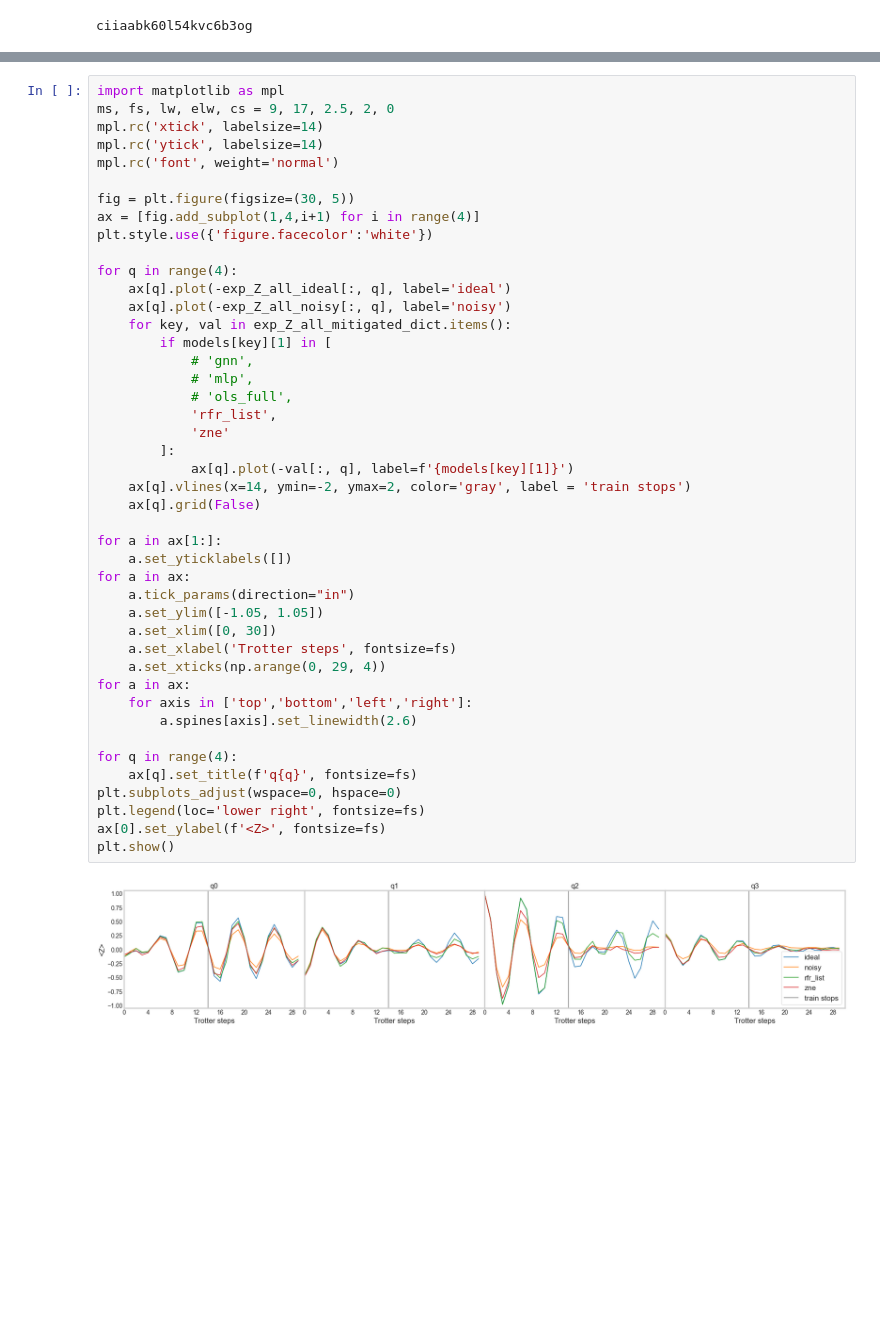
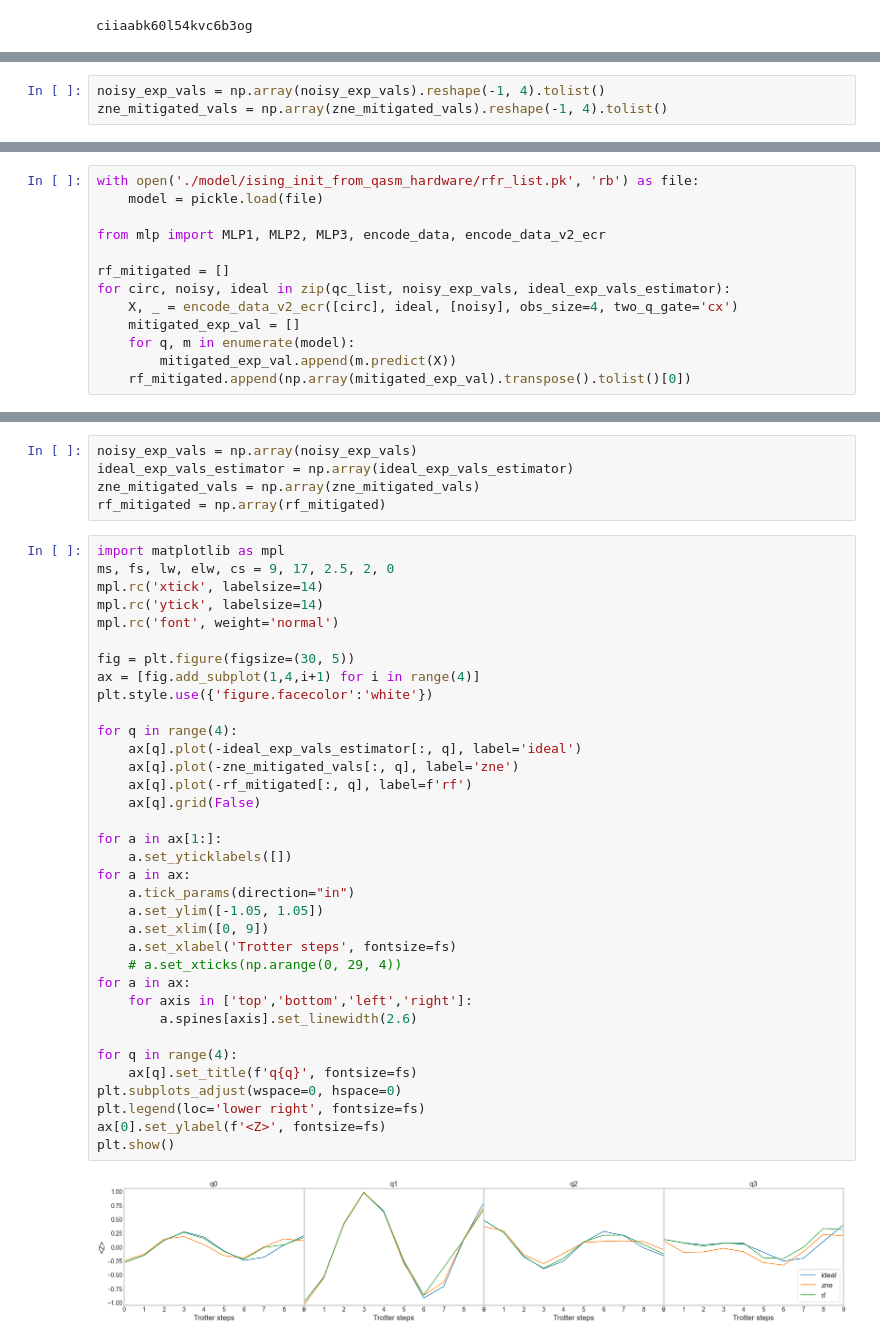
Before and after one commit to qiskit-community/ml-qem, a Jupyter notebook: docs/tutorials/h37_ising_4q_hardware_single.ipynb, the cells around one changed output, grey strips where cells are left out. Cells and saved outputs as stored; diff of their text form; blank space fills up the shorter version.

```diff
--- a/docs/tutorials/h37_ising_4q_hardware_single.ipynb
+++ b/docs/tutorials/h37_ising_4q_hardware_single.ipynb
@@ -443,0 +348,3 @@ array([ 0.0954,  0.4928, -1.    , -0.256 ])
+# %%
+noisy_exp_vals = np.array(noisy_exp_vals).reshape(-1, 4).tolist()
+zne_mitigated_vals = np.array(zne_mitigated_vals).reshape(-1, 4).tolist()
@@ -443,0 +410,13 @@ array([ 0.0954,  0.4928, -1.    , -0.256 ])
+# %%
+with open('./model/ising_init_from_qasm_hardware/rfr_list.pk', 'rb') as file:
+    model = pickle.load(file)
+
+from mlp import MLP1, MLP2, MLP3, encode_data, encode_data_v2_ecr
+
+rf_mitigated = []
+for circ, noisy, ideal in zip(qc_list, noisy_exp_vals, ideal_exp_vals_estimator):
+    X, _ = encode_data_v2_ecr([circ], ideal, [noisy], obs_size=4, two_q_gate='cx')
+    mitigated_exp_val = []
+    for q, m in enumerate(model):
+        mitigated_exp_val.append(m.predict(X))
+    rf_mitigated.append(np.array(mitigated_exp_val).transpose().tolist()[0])
@@ -444,47 +448,43 @@ array([ 0.0954,  0.4928, -1.    , -0.256 ])
+# %%
+noisy_exp_vals = np.array(noisy_exp_vals)
+ideal_exp_vals_estimator = np.array(ideal_exp_vals_estimator)
+zne_mitigated_vals = np.array(zne_mitigated_vals)
+rf_mitigated = np.array(rf_mitigated)
 # %%
 import matplotlib as mpl
 ms, fs, lw, elw, cs = 9, 17, 2.5, 2, 0
 mpl.rc('xtick', labelsize=14)
 mpl.rc('ytick', labelsize=14)
 mpl.rc('font', weight='normal')
 
 fig = plt.figure(figsize=(30, 5))
 ax = [fig.add_subplot(1,4,i+1) for i in range(4)]
 plt.style.use({'figure.facecolor':'white'})
 
 for q in range(4):
-    ax[q].plot(-exp_Z_all_ideal[:, q], label='ideal')
-    ax[q].plot(-exp_Z_all_noisy[:, q], label='noisy')
-    for key, val in exp_Z_all_mitigated_dict.items():
-        if models[key][1] in [
-            # 'gnn',
-            # 'mlp',
-            # 'ols_full',
-            'rfr_list',
-            'zne'
-        ]:
-            ax[q].plot(-val[:, q], label=f'{models[key][1]}')
-    ax[q].vlines(x=14, ymin=-2, ymax=2, color='gray', label = 'train stops')
+    ax[q].plot(-ideal_exp_vals_estimator[:, q], label='ideal')
+    ax[q].plot(-zne_mitigated_vals[:, q], label='zne')
+    ax[q].plot(-rf_mitigated[:, q], label=f'rf')
     ax[q].grid(False)
 
 for a in ax[1:]:
     a.set_yticklabels([])
 for a in ax:
     a.tick_params(direction="in")
     a.set_ylim([-1.05, 1.05])
-    a.set_xlim([0, 30])
+    a.set_xlim([0, 9])
     a.set_xlabel('Trotter steps', fontsize=fs)
-    a.set_xticks(np.arange(0, 29, 4))
+    # a.set_xticks(np.arange(0, 29, 4))
 for a in ax:
     for axis in ['top','bottom','left','right']:
         a.spines[axis].set_linewidth(2.6)
 
 for q in range(4):
     ax[q].set_title(f'q{q}', fontsize=fs)
 plt.subplots_adjust(wspace=0, hspace=0)
 plt.legend(loc='lower right', fontsize=fs)
 ax[0].set_ylabel(f'<Z>', fontsize=fs)
 plt.show()
 # %% [output]
-[figure, old version]
+[figure, new version]
 # %%
```
Also changed, not shown: parts of 9 cells of this notebook, 5 other files.
